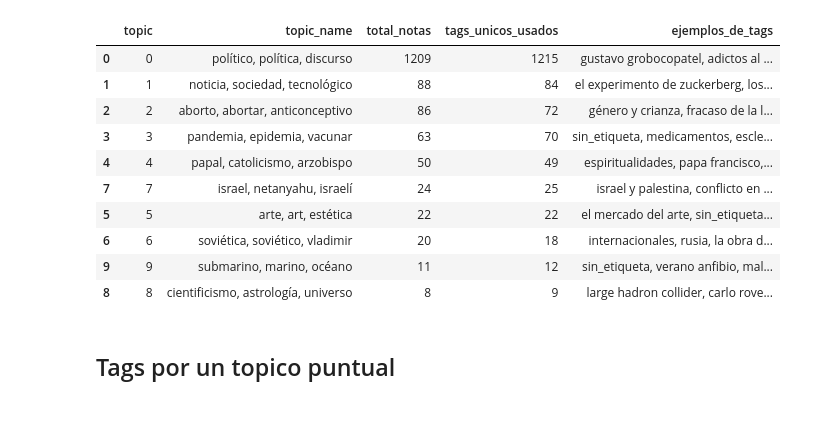
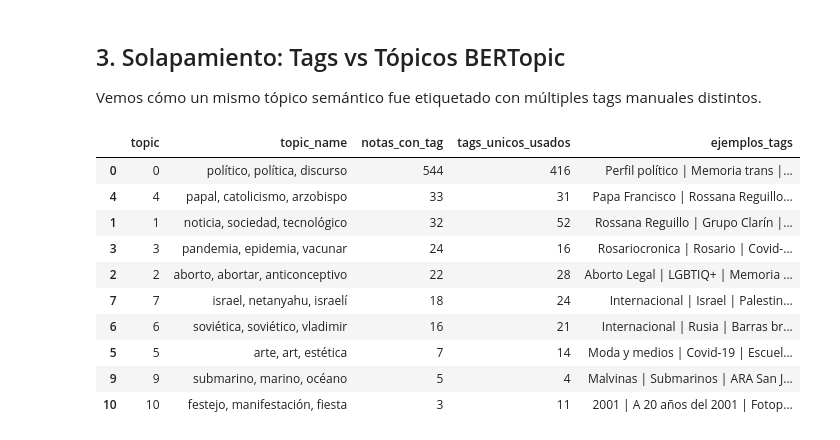
Before and after one commit to MauricioKreszczuk/anfibia-unsam, a Jupyter notebook: notebooks/07.etiquetas.ipynb, the cells around one changed output. Drawn from its saved outputs; the diff is of its cells as text; code cells hidden in the pictures.

Commit message:
etiquetas analisis

```diff
--- a/notebooks/07.etiquetas.ipynb
+++ b/notebooks/07.etiquetas.ipynb
@@ -107,0 +62,13 @@ Si el modelo agrupó notas bajo un mismo tópico muy claro pero hay decenas de t
+# %%
+total = len(df)
+df["tiene_tag"] = df["post_tag"].notna() & (df["post_tag"].str.strip() != "")
+
+con_tag = df["tiene_tag"].sum()
+sin_tag = total - con_tag
+
+print(f"Notas con etiquetas: {con_tag:,} ({(con_tag/total)*100:.1f}%)")
+print(f"Notas SIN etiquetas: {sin_tag:,} ({(sin_tag/total)*100:.1f}%)")
+
+fig = go.Figure(data=[go.Pie(labels=["Con Tags", "Sin Tags"], values=[con_tag, sin_tag], hole=.4)])
+fig.update_layout(title="Cobertura de Etiquetas en el Archivo", width=500, height=400)
+fig.show()
@@ -108,30 +179,38 @@ Si el modelo agrupó notas bajo un mismo tópico muy claro pero hay decenas de t
+# %% [markdown]
+## 3. Solapamiento: Tags vs Tópicos BERTopic
+Vemos cómo un mismo tópico semántico fue etiquetado con múltiples tags manuales distintos.
 # %%
-# Agrupamos por tópico y contamos cuántos tags únicos y cuántas notas tiene cada uno
-solapamiento_df = (
-    df_tags[df_tags["topic"] != -1]
+# Armamos df desanidado completo para agrupar
+df_desanidado = df.drop("post_tag", axis=1).join(
+    df["post_tag"].dropna().str.split(r";").explode().str.strip().rename("tag")
+).dropna(subset=["tag"])
+
+df_desanidado = df_desanidado[df_desanidado["tag"] != ""]
+
+# Agrupamos por tópico
+solapamiento = (
+    df_desanidado[df_desanidado["topic"] != -1]
     .groupby(["topic", "topic_name"])
     .agg(
-        total_notas=("doc_id", "nunique"),
+        notas_con_tag=("doc_id", "nunique"),
         tags_unicos_usados=("tag", "nunique"),
-        ejemplos_de_tags=("tag", lambda x: ", ".join(pd.Series.unique(x)[:5]))
+        ejemplos_tags=("tag", lambda x: " | ".join(pd.Series.unique(x)[:5]))
     )
     .reset_index()
-    .sort_values(by="tags_unicos_usados", ascending=False)
+    .sort_values("notas_con_tag", ascending=False)
 )
 
-display(solapamiento_df.head(10))
-solapamiento_df.to_csv(OUTPUT_DIR / "diagnostico_solapamiento_tags.csv", index=False)
+display(solapamiento.head(10))
+solapamiento.to_csv(OUTPUT_DIR / "auditoria_tags_por_topico.csv", index=False)
 # %% [output]
-|  | topic | topic_name | total_notas | tags_unicos_usados | ejemplos_de_tags |
-| 0 | 0 | político, política, discurso | 1209 | 1215 | gustavo grobocopatel, adictos al ... |
-| 1 | 1 | noticia, sociedad, tecnológico | 88 | 84 | el experimento de zuckerberg, los... |
-| 2 | 2 | aborto, abortar, anticonceptivo | 86 | 72 | género y crianza, fracaso de la l... |
-| 3 | 3 | pandemia, epidemia, vacunar | 63 | 70 | sin_etiqueta, medicamentos, escle... |
-| 4 | 4 | papal, catolicismo, arzobispo | 50 | 49 | espiritualidades, papa francisco,... |
-| 7 | 7 | israel, netanyahu, israelí | 24 | 25 | israel y palestina, conflicto en ... |
-| 5 | 5 | arte, art, estética | 22 | 22 | el mercado del arte, sin_etiqueta... |
-| 6 | 6 | soviética, soviético, vladimir | 20 | 18 | internacionales, rusia, la obra d... |
-| 9 | 9 | submarino, marino, océano | 11 | 12 | sin_etiqueta, verano anfibio, mal... |
-| 8 | 8 | cientificismo, astrología, universo | 8 | 9 | large hadron collider, carlo rove... |
+|  | topic | topic_name | notas_con_tag | tags_unicos_usados | ejemplos_tags |
+| 0 | 0 | político, política, discurso | 544 | 416 | Perfil político | Memoria trans |... |
+| 4 | 4 | papal, catolicismo, arzobispo | 33 | 31 | Papa Francisco | Rossana Reguillo... |
+| 1 | 1 | noticia, sociedad, tecnológico | 32 | 52 | Rossana Reguillo | Grupo Clarín |... |
+| 3 | 3 | pandemia, epidemia, vacunar | 24 | 16 | Rosariocronica | Rosario | Covid-... |
+| 2 | 2 | aborto, abortar, anticonceptivo | 22 | 28 | Aborto Legal | LGBTIQ+ | Memoria ... |
+| 7 | 7 | israel, netanyahu, israelí | 18 | 24 | Internacional | Israel | Palestin... |
+| 6 | 6 | soviética, soviético, vladimir | 16 | 21 | Internacional | Rusia | Barras br... |
+| 5 | 5 | arte, art, estética | 7 | 14 | Moda y medios | Covid-19 | Escuel... |
+| 9 | 9 | submarino, marino, océano | 5 | 4 | Malvinas | Submarinos | ARA San J... |
+| 10 | 10 | festejo, manifestación, fiesta | 3 | 11 | 2001 | A 20 años del 2001 | Fotop... |
-# %% [markdown]
-## Tags por un topico puntual
```
Also changed, not shown: parts of 20 cells of this notebook.
